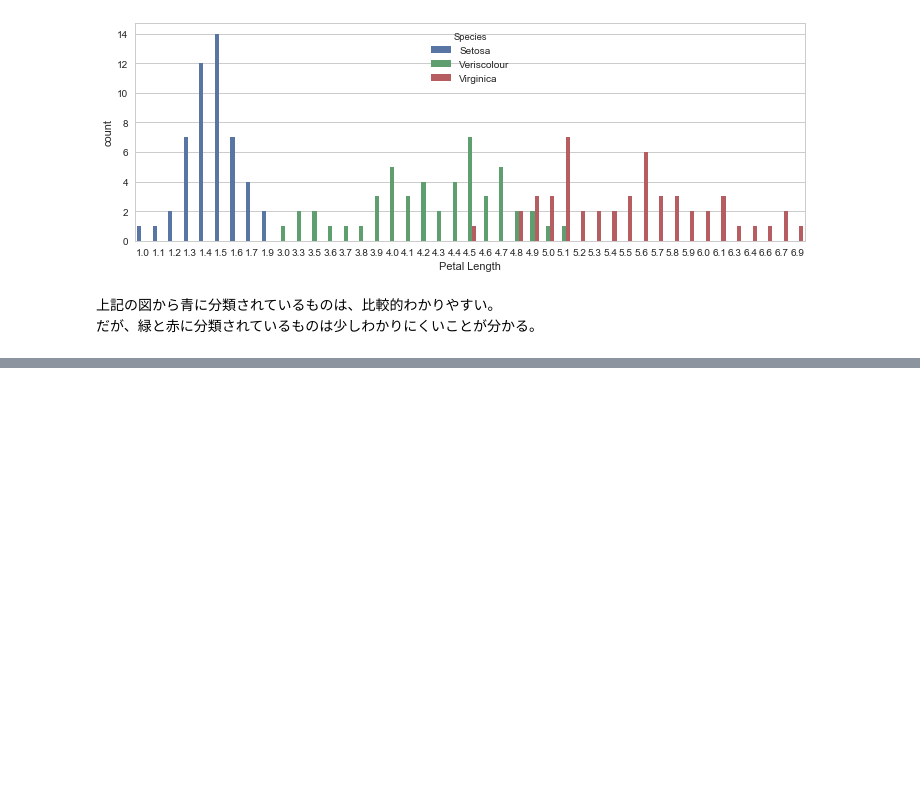
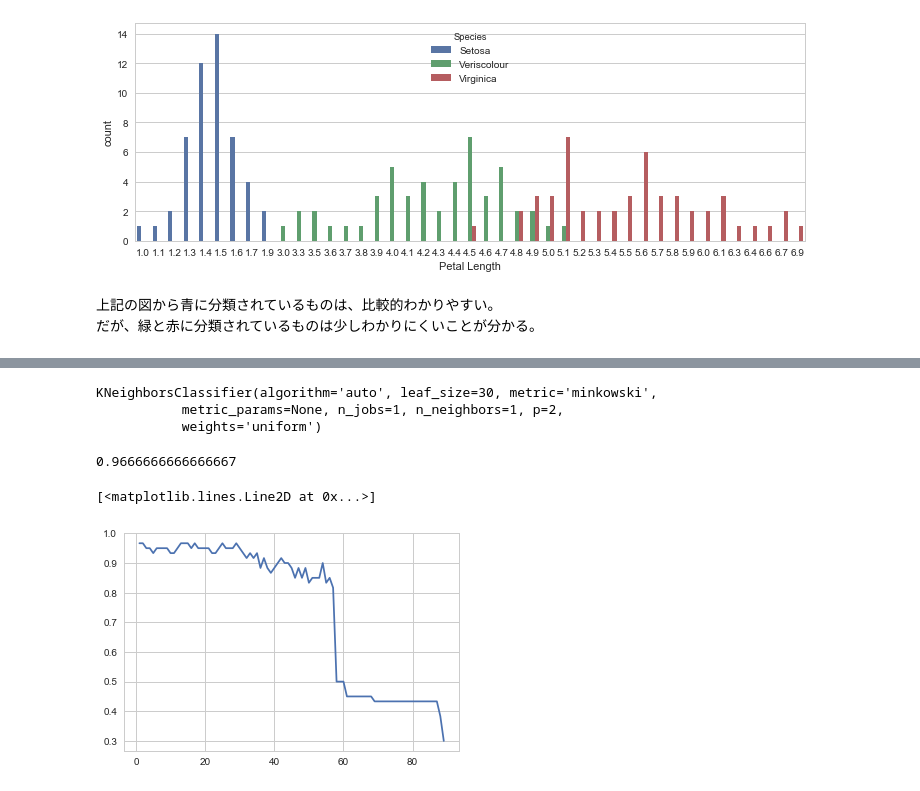
Before and after one commit to TakanoriHasebe/Udemy_python_data_science_machine_learning, a Jupyter notebook: ロジスティック回帰を用いたアヤメの分類.ipynb, the cells around one changed output, grey strips where cells are left out. Drawn from its saved outputs; the diff is of its cells as text; code cells hidden in the pictures; blank space fills up the shorter version.

```diff
--- a/ロジスティック回帰を用いたアヤメの分類.ipynb
+++ b/ロジスティック回帰を用いたアヤメの分類.ipynb
@@ -146,0 +194,26 @@ sns.countplot('Petal Length', data=iris, hue='Species')
+# %%
+knn.fit(X_train, Y_train)
+# %% [output]
+KNeighborsClassifier(algorithm='auto', leaf_size=30, metric='minkowski',
+           metric_params=None, n_jobs=1, n_neighbors=1, p=2,
+           weights='uniform')
+# %%
+Y_pred = knn.predict(X_test)
+# %%
+metrics.accuracy_score(Y_test, Y_pred)
+# %% [output]
+0.9666666666666667
+# %%
+k_range = range(1, 90)
+accuracy = list()
+# %%
+for k in k_range:
+    knn = KNeighborsClassifier(n_neighbors = k)
+    knn.fit(X_train, Y_train)
+    Y_pred = knn.predict(X_test)
+    accuracy.append(metrics.accuracy_score(Y_test, Y_pred))
+# %%
+plt.plot(k_range, accuracy)
+# %% [output]
+[<matplotlib.lines.Line2D at 0x...>]
+[figure, added]
```
Also changed, not shown: parts of 16 cells of this notebook, 1 other file.
